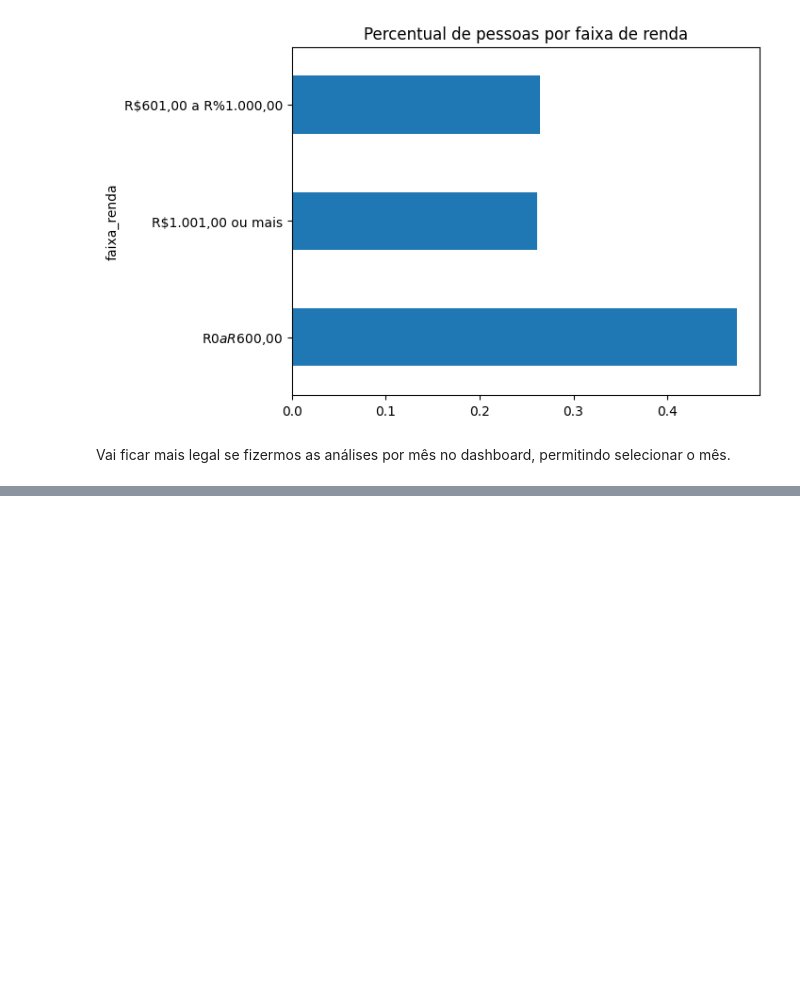
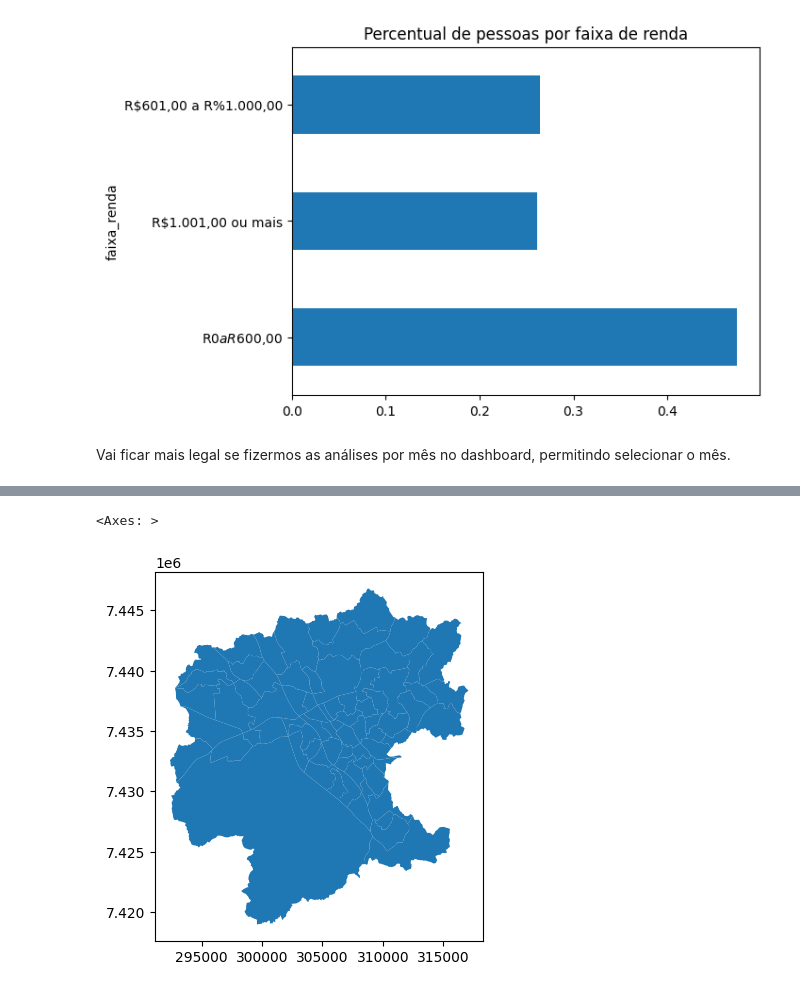
Before and after one commit to h-pgy/demo_observatorio_jundiai, a Jupyter notebook: 03_eda.ipynb, the cells around one changed output, grey strips where cells are left out. Cells and saved outputs as stored; diff of their text form; code cells hidden in the pictures; blank space fills up the shorter version.

```diff
--- a/03_eda.ipynb
+++ b/03_eda.ipynb
@@ -110,0 +128,5 @@ df.to_parquet('base_final.parquet', index=False)
+# %%
+gpd.read_parquet('shp_bairros.parquet').plot()
+# %% [output]
+<Axes: >
+[figure, added]
```
Also changed, not shown: parts of 5 cells of this notebook, 4 other files.
